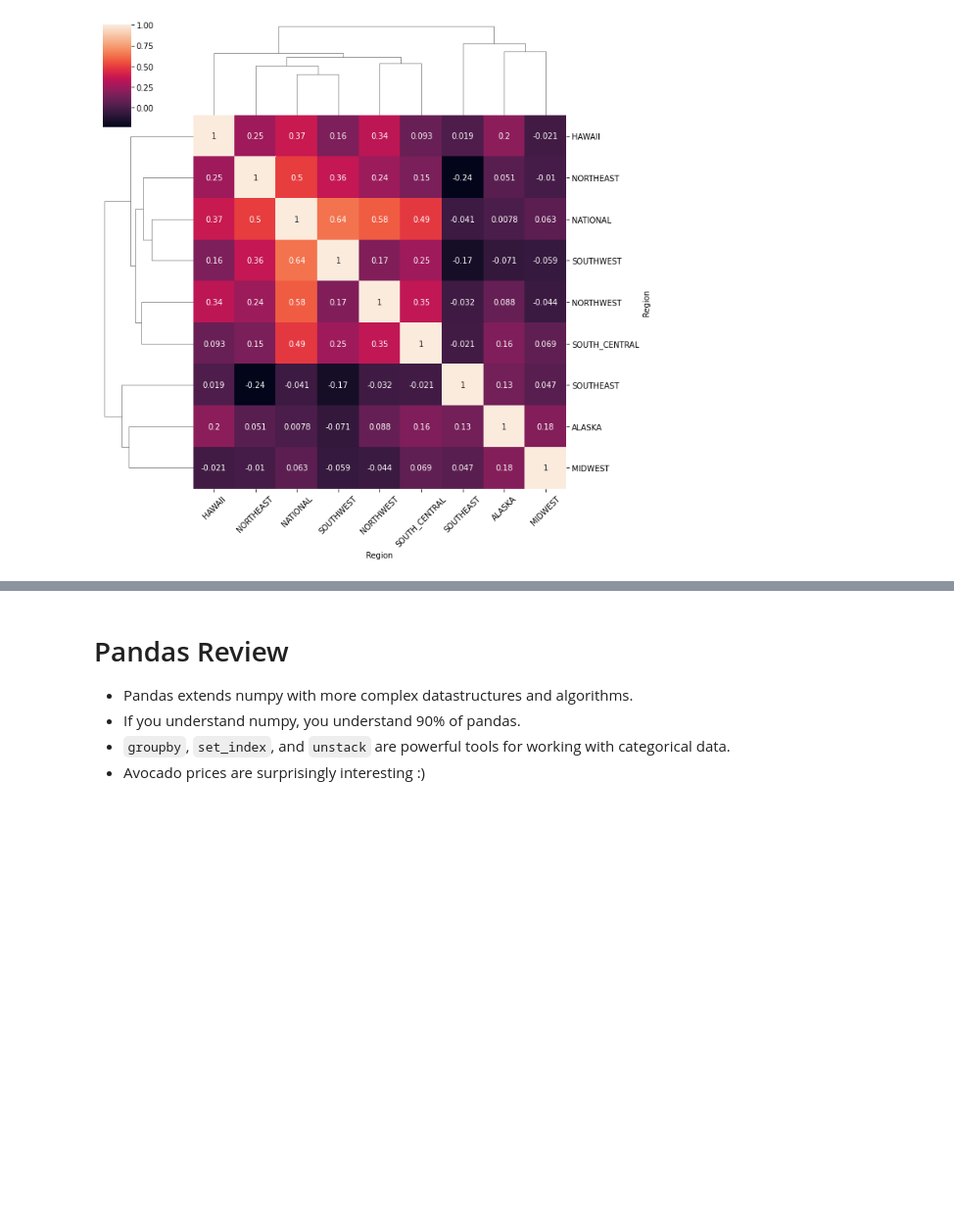
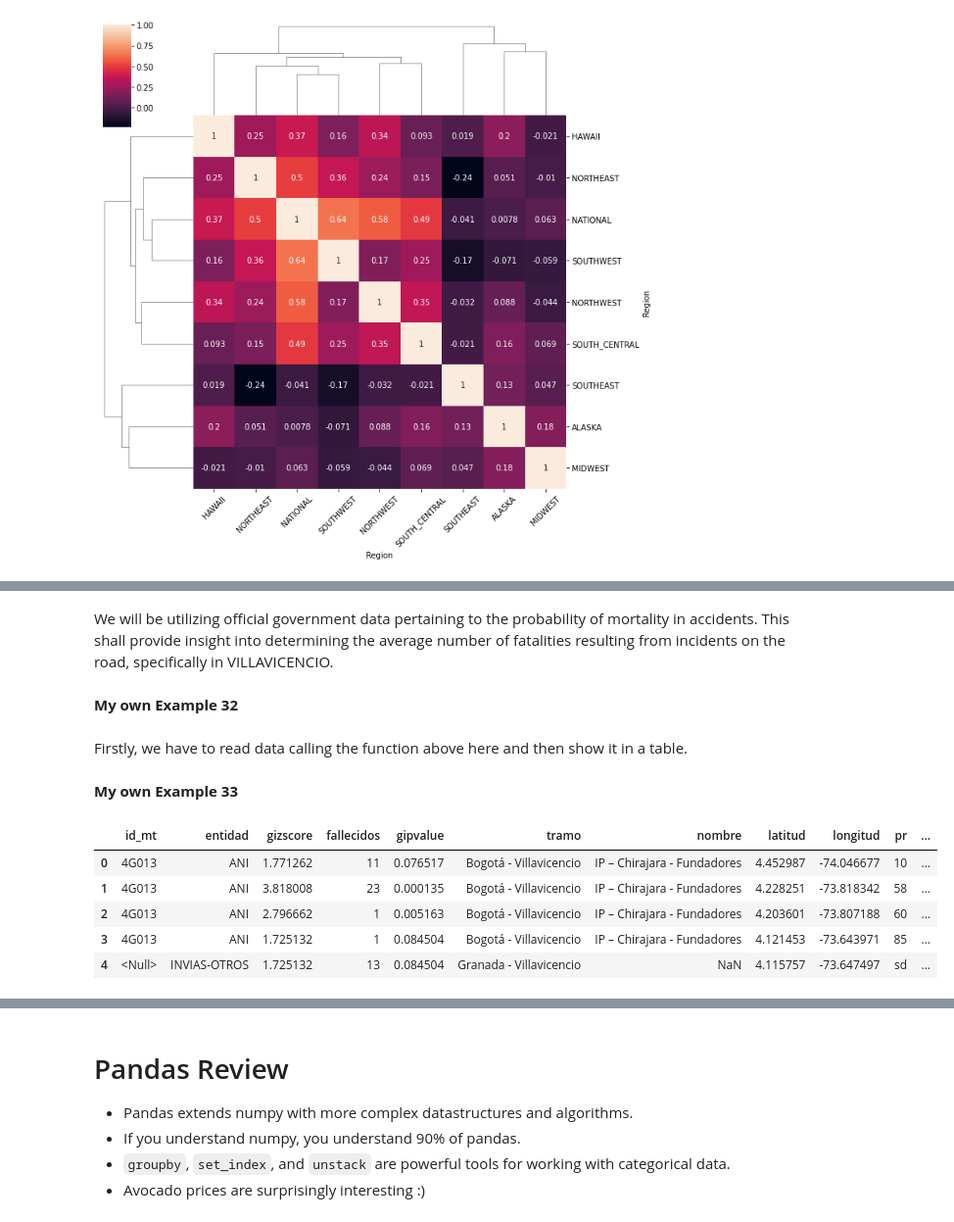
Before and after one commit to JuanLara18/AlgorithmsUN2023I, a Jupyter notebook: Lab2/jlara_Lab2.ipynb, the cells around one changed output, grey strips where cells are left out. Shown at 98% size. Cells and saved outputs as stored; diff of their text form; code cells hidden in the pictures; blank space fills up the shorter version.

```diff
--- a/Lab2/jlara_Lab2.ipynb
+++ b/Lab2/jlara_Lab2.ipynb
@@ -1709,0 +1790,4 @@ ax.set_xticklabels(ax.get_xticklabels(), rotation=45);
+# %% [markdown]
+We will be utilizing official government data pertaining to the probability of mortality in accidents. This shall provide insight into determining the average number of fatalities resulting from incidents on the road, specifically in VILLAVICENCIO.
+# %% [markdown]
+**My own Example 32**
@@ -1709,0 +1809,14 @@ ax.set_xticklabels(ax.get_xticklabels(), rotation=45);
+# %% [markdown]
+Firstly, we have to read data calling the function above here and then show it in a table.
+# %% [markdown]
+**My own Example 33**
+# %%
+data = read_function()
+data.head()
+# %% [output]
+|  | id_mt | entidad | gizscore | fallecidos | gipvalue | tramo | nombre | latitud | longitud | pr | ... |
+| 0 | 4G013 | ANI | 1.771262 | 11 | 0.076517 | Bogotá - Villavicencio | IP – Chirajara - Fundadores | 4.452987 | -74.046677 | 10 | ... |
+| 1 | 4G013 | ANI | 3.818008 | 23 | 0.000135 | Bogotá - Villavicencio | IP – Chirajara - Fundadores | 4.228251 | -73.818342 | 58 | ... |
+| 2 | 4G013 | ANI | 2.796662 | 1 | 0.005163 | Bogotá - Villavicencio | IP – Chirajara - Fundadores | 4.203601 | -73.807188 | 60 | ... |
+| 3 | 4G013 | ANI | 1.725132 | 1 | 0.084504 | Bogotá - Villavicencio | IP – Chirajara - Fundadores | 4.121453 | -73.643971 | 85 | ... |
+| 4 | <Null> | INVIAS-OTROS | 1.725132 | 13 | 0.084504 | Granada - Villavicencio | NaN | 4.115757 | -73.647497 | sd | ... |
```
Also changed, not shown: parts of 239 cells of this notebook.
